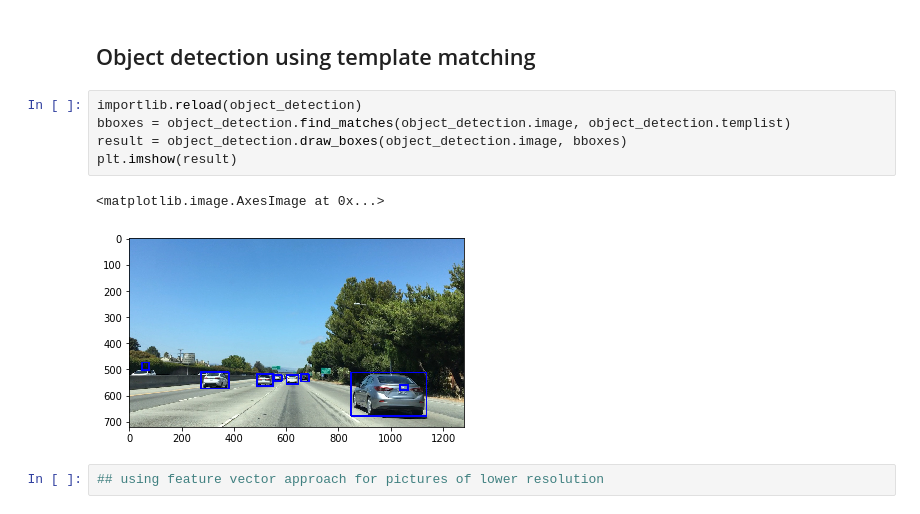
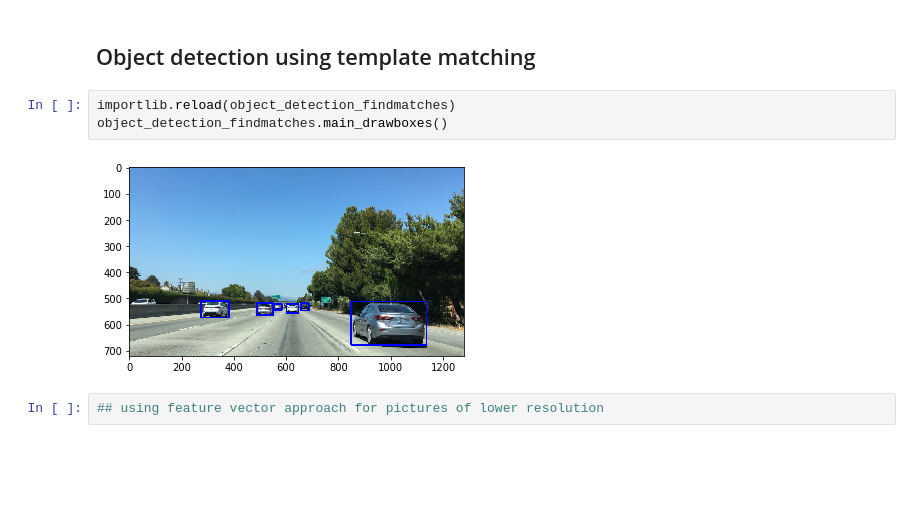
Before and after one commit to rbiegacz/Udacity-CarND, a Jupyter notebook: CarND-Vehicle-Detection-master/vehicle_detection.ipynb, the cells around one changed output. Drawn from its saved outputs; the diff is of its cells as text; blank space fills up the shorter version.

```diff
--- a/CarND-Vehicle-Detection-master/vehicle_detection.ipynb
+++ b/CarND-Vehicle-Detection-master/vehicle_detection.ipynb
@@ -59,14 +60,11 @@ object_detection_colorspaces.main_color_spaces()
 [figure]
 # %% [markdown]
 ## Object detection using template matching
-# %%
-importlib.reload(object_detection)
-bboxes = object_detection.find_matches(object_detection.image, object_detection.templist)
-result = object_detection.draw_boxes(object_detection.image, bboxes)
-plt.imshow(result)
-# %% [output]
-<matplotlib.image.AxesImage at 0x...>
-[figure, removed]
+# %%
+importlib.reload(object_detection_findmatches)
+object_detection_findmatches.main_drawboxes()
+# %% [output]
+[figure, added]
 # %%
 ## using feature vector approach for pictures of lower resolution
 # %%
```
Also changed, not shown: parts of 23 cells of this notebook.
